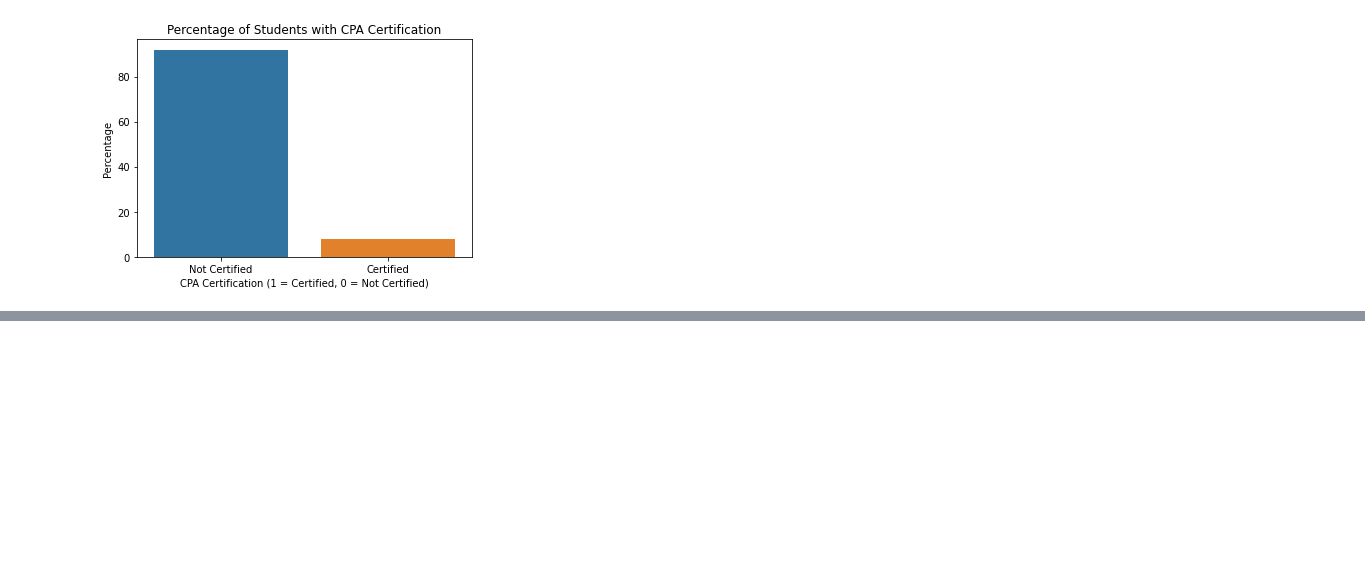
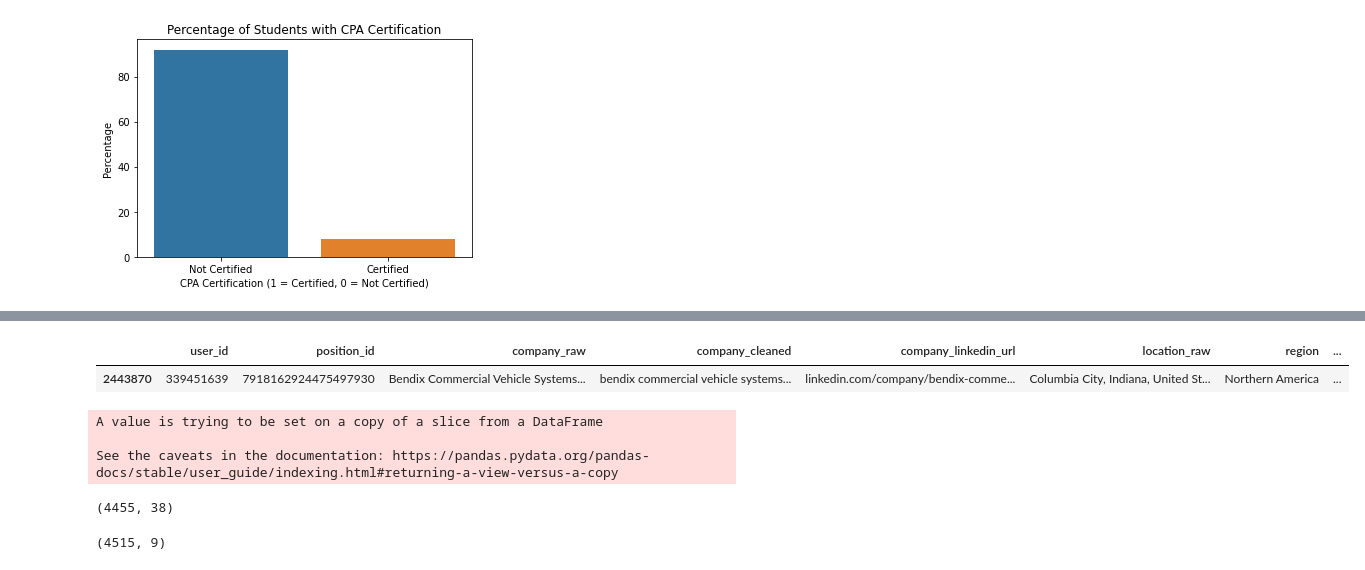
Before and after one commit to AntonDeFranco/Revelio, a Jupyter notebook: Accounting_Revelio_Code.ipynb, the cells around one changed output, grey strips where cells are left out. Drawn from its saved outputs; the diff is of its cells as text; code cells hidden in the pictures; blank space fills up the shorter version.

```diff
--- a/Accounting_Revelio_Code.ipynb
+++ b/Accounting_Revelio_Code.ipynb
@@ -11,3 +12,6 @@ import seaborn as sns
+# %%
+pd.set_option('display.max_columns', None)
+pd.set_option('display.max_rows', None)
 # %% [markdown]
 # Create Function to Concat Datasets
 # %% [markdown]
@@ -566,0 +592,20 @@ plt.show()
+# %%
+temp_df_position = pd.read_csv(r"C:\Users\thats\Desktop\Revelio\Individual_data\202403\individual_position\combined_position.csv")
+# %%
+temp_df_position[temp_df_position['user_id'] == 339451639]
+# %% [output]
+|  | user_id | position_id | company_raw | company_cleaned | company_linkedin_url | location_raw | region | ... |
+| 2443870 | 339451639 | 7918162924475497930 | Bendix Commercial Vehicle Systems... | bendix commercial vehicle systems... | linkedin.com/company/bendix-comme... | Columbia City, Indiana, United St... | Northern America | ... |
+# %%
+# Filter the DataFrame to include only specific criteria
+# make sure isin(dataframe) is the correct dataframe
+filtered_position = temp_df_position[(temp_df_position['user_id'].isin(user_list_heatmap))]  # Ensure you reference the column correctly if it's a DataFrame
+
+# Display the first few rows of the filtered DataFrame to verify
+filtered_position.drop_duplicates(inplace=True)
+filtered_position.shape
+# %% [output]
+A value is trying to be set on a copy of a slice from a DataFrame
+
+See the caveats in the documentation: https://pandas.pydata.org/pandas-docs/stable/user_guide/indexing.html#returning-a-view-versus-a-copy
+(4455, 38)
@@ -566,0 +614,6 @@ plt.show()
+# %%
+df_heatmap_merged.rename(columns={"country": "first_job_country", "state": "first_job_state","startdate": "first_job_startdate"}, inplace=True)
+#rename columns to reduce confusion
+df_heatmap_merged.shape
+# %% [output]
+(4515, 9)
```
Also changed, not shown: parts of 28 cells of this notebook.
